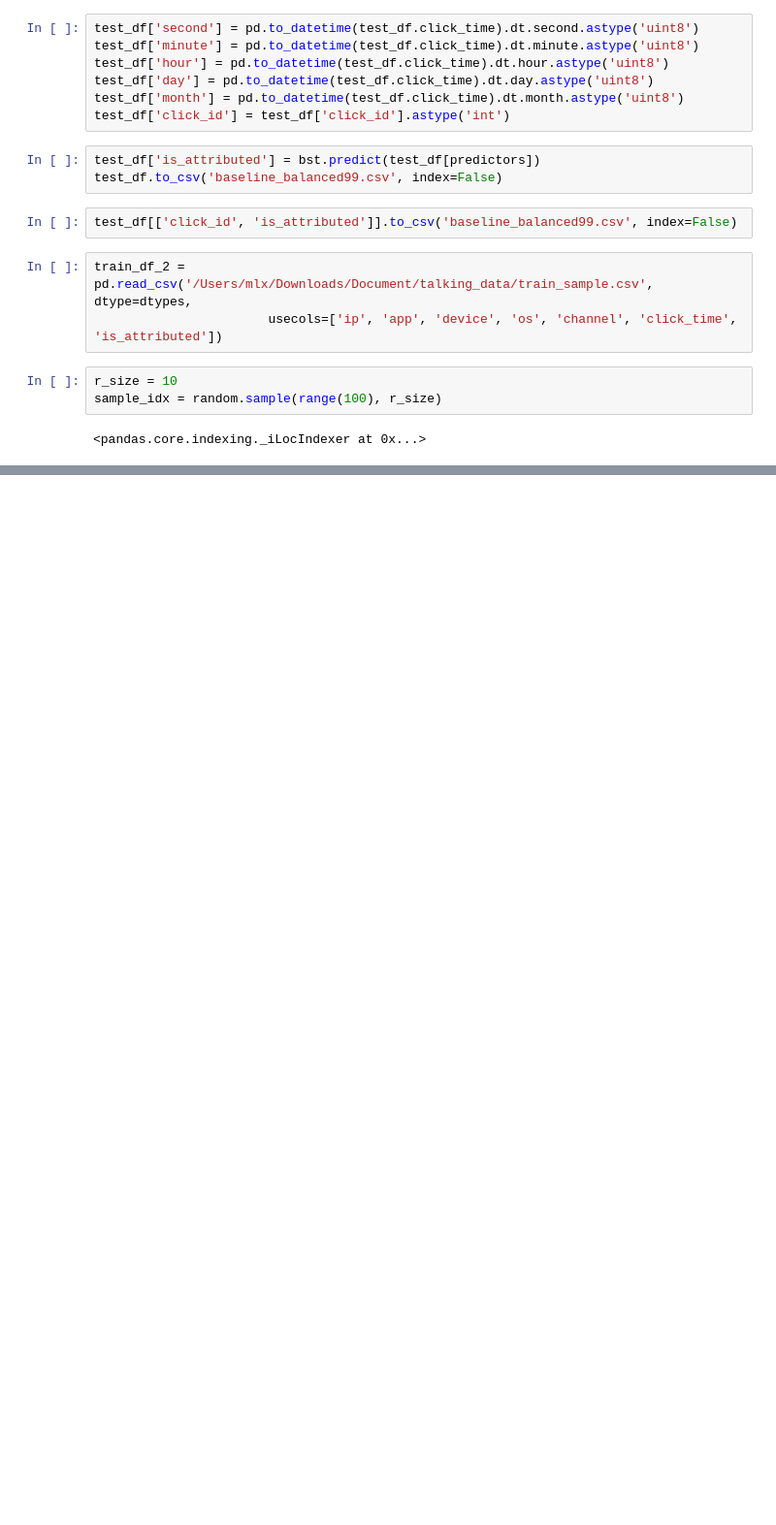
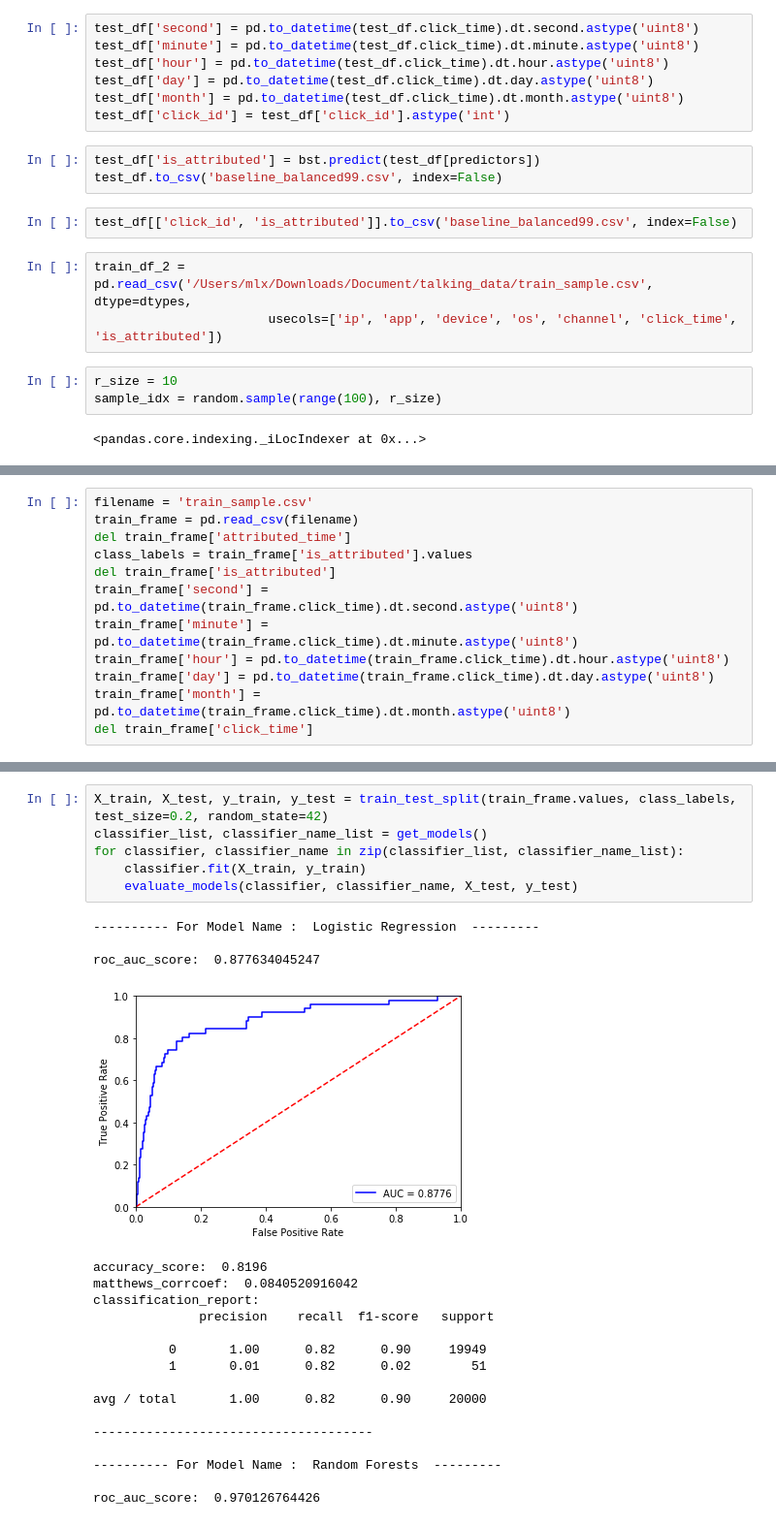
Before and after one commit to thumlx12/-CS5304_Project, a Jupyter notebook: baseline.ipynb, the cells around one changed output, grey strips where cells are left out. Shown: that part at 97% size. Saved outputs shown, nothing was run; the diff lists cells and outputs as text; blank space fills up the shorter version.

```diff
--- a/baseline.ipynb
+++ b/baseline.ipynb
@@ -166,0 +183,12 @@ sample_idx = random.sample(range(100), r_size)
+# %%
+filename = 'train_sample.csv'
+train_frame = pd.read_csv(filename)
+del train_frame['attributed_time']
+class_labels = train_frame['is_attributed'].values
+del train_frame['is_attributed']
+train_frame['second'] = pd.to_datetime(train_frame.click_time).dt.second.astype('uint8')
+train_frame['minute'] = pd.to_datetime(train_frame.click_time).dt.minute.astype('uint8')
+train_frame['hour'] = pd.to_datetime(train_frame.click_time).dt.hour.astype('uint8')
+train_frame['day'] = pd.to_datetime(train_frame.click_time).dt.day.astype('uint8')
+train_frame['month'] = pd.to_datetime(train_frame.click_time).dt.month.astype('uint8')
+del train_frame['click_time']
@@ -166,0 +240,26 @@ sample_idx = random.sample(range(100), r_size)
+# %%
+X_train, X_test, y_train, y_test = train_test_split(train_frame.values, class_labels, test_size=0.2, random_state=42)
+classifier_list, classifier_name_list = get_models()
+for classifier, classifier_name in zip(classifier_list, classifier_name_list):
+    classifier.fit(X_train, y_train)
+    evaluate_models(classifier, classifier_name, X_test, y_test)
+# %% [output]
+---------- For Model Name :  Logistic Regression  ---------
+
+roc_auc_score:  0.877634045247
+[figure, added]
+accuracy_score:  0.8196
+matthews_corrcoef:  0.0840520916042
+classification_report:
+              precision    recall  f1-score   support
+
+          0       1.00      0.82      0.90     19949
+          1       0.01      0.82      0.02        51
+
+avg / total       1.00      0.82      0.90     20000
+
+-------------------------------------
+
+---------- For Model Name :  Random Forests  ---------
+
+roc_auc_score:  0.970126764426
```
Also changed, not shown: parts of 7 cells of this notebook, 1 other file.
